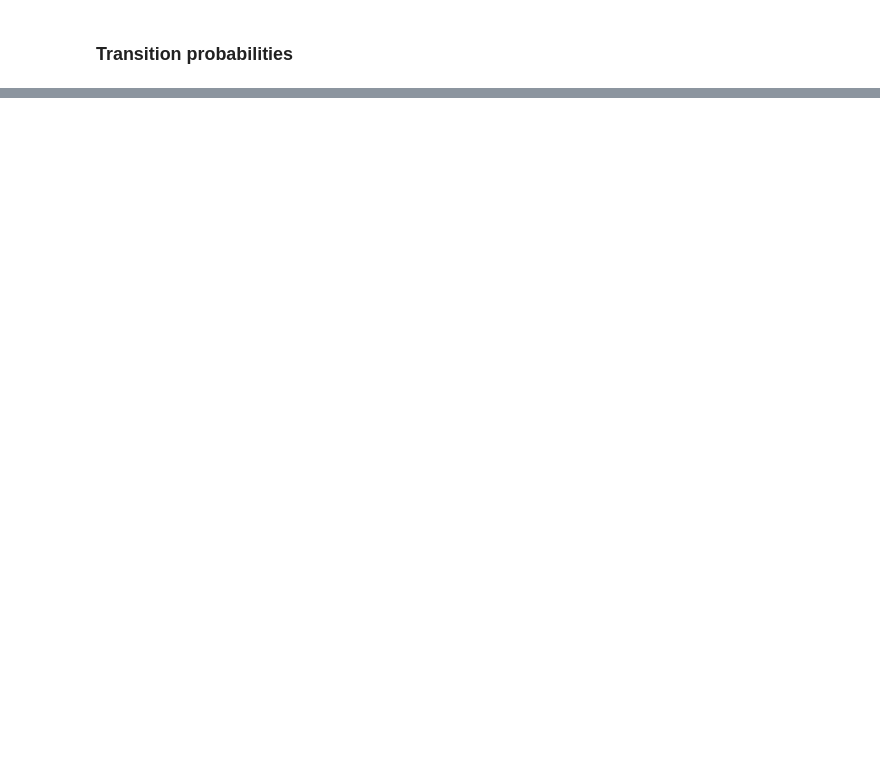
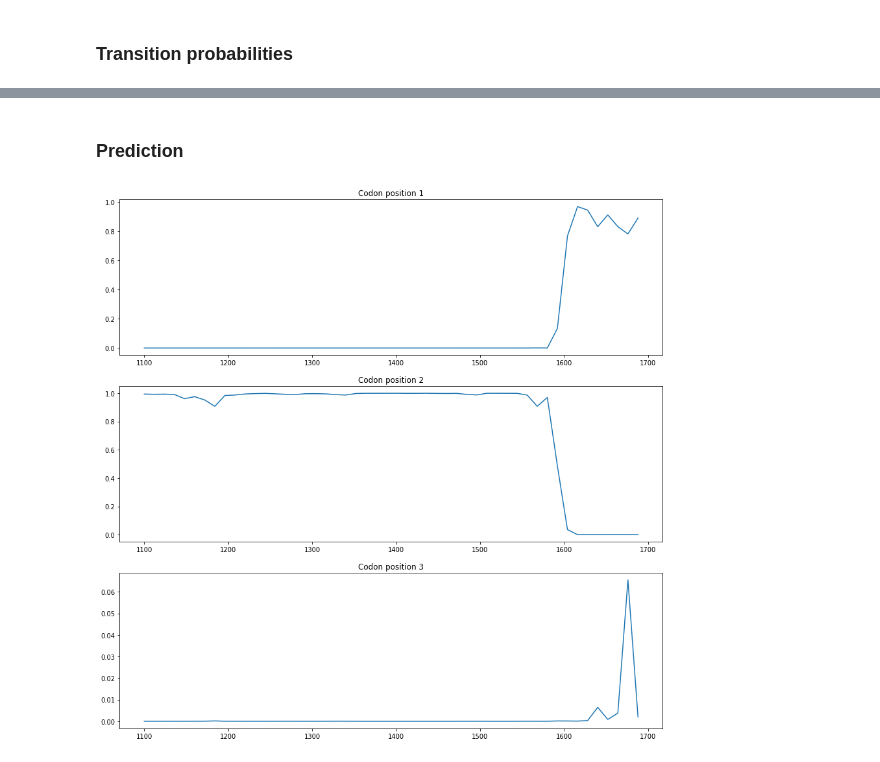
Before and after one commit to efrsw/hsebio-hw3, a Jupyter notebook: hsebio_hw3.ipynb, the cells around one changed output, grey strips where cells are left out. Drawn from its saved outputs; the diff is of its cells as text; code cells hidden in the pictures; blank space fills up the shorter version.

Commit message:
added graph and calculations

```diff
--- a/hsebio_hw3.ipynb
+++ b/hsebio_hw3.ipynb
@@ -177,0 +185,2 @@ make_table2(cod, ncod)
+# %% [markdown]
+### Prediction
@@ -177,0 +219,42 @@ make_table2(cod, ncod)
+# %%
+def plot_graph(data, start, end):
+  fig, (ax1, ax2, ax3) = plt.subplots(3, 1, figsize=(15, 15))
+
+  ax1.plot(pos_probs[:, 0], label='Codon position 1')
+  ax2.plot(pos_probs[:, 1], label='Codon position 2')
+  ax3.plot(pos_probs[:, 2], label='Codon position 3')
+
+  ax1.set_xticks()
+
+
+  plt.plot()
+# %%
+def plot_graph(data, start, end, step):
+  fig, (ax1, ax2, ax3) = plt.subplots(3, 1, figsize=(15, 15))
+
+  x = range(start, end, step)
+
+  ax1.plot(x, data[:, 0])
+  ax2.plot(x, data[:, 1])
+  ax3.plot(x, data[:, 2])
+
+  ax1.set_title('Codon position 1')
+  ax2.set_title('Codon position 2')
+  ax3.set_title('Codon position 3')
+
+  plt.plot()
+
+
+start = 1100
+end = 1700
+step = 12
+window = 96
+pos_probs = []
+for i in range(start, end, step):
+
+  pos_probs.append(get_cod_probs(seq[start+i:start+window+i], t1, t2))
+pos_probs = np.array(pos_probs)
+
+plot_graph(pos_probs, start, end, step)
+# %% [output]
+[figure, added]
```
Also changed, not shown: parts of 10 cells of this notebook.
